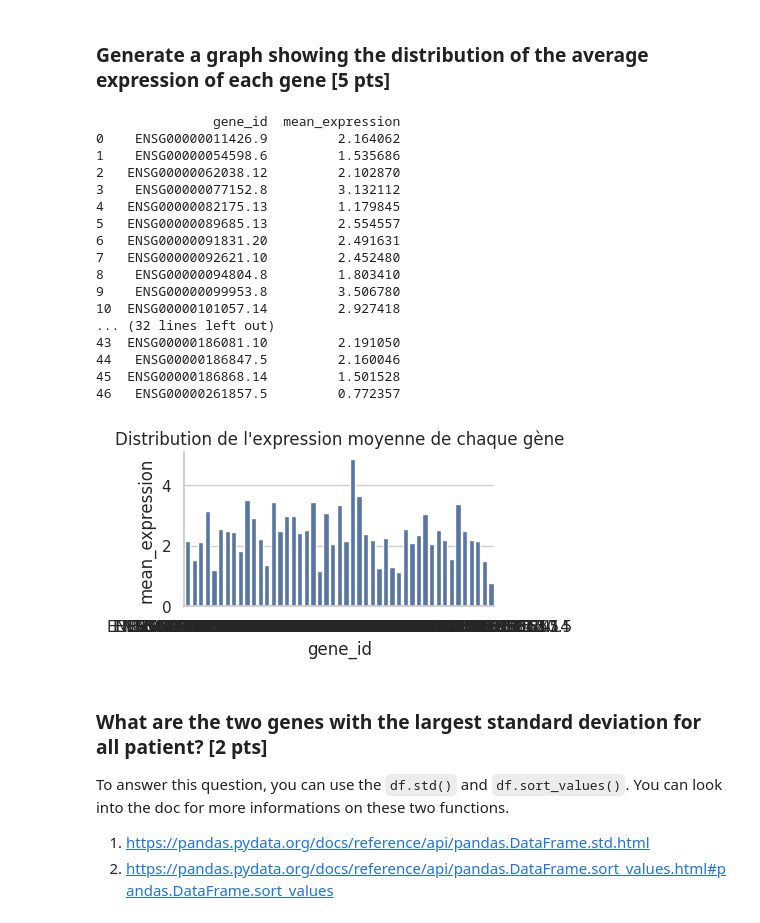
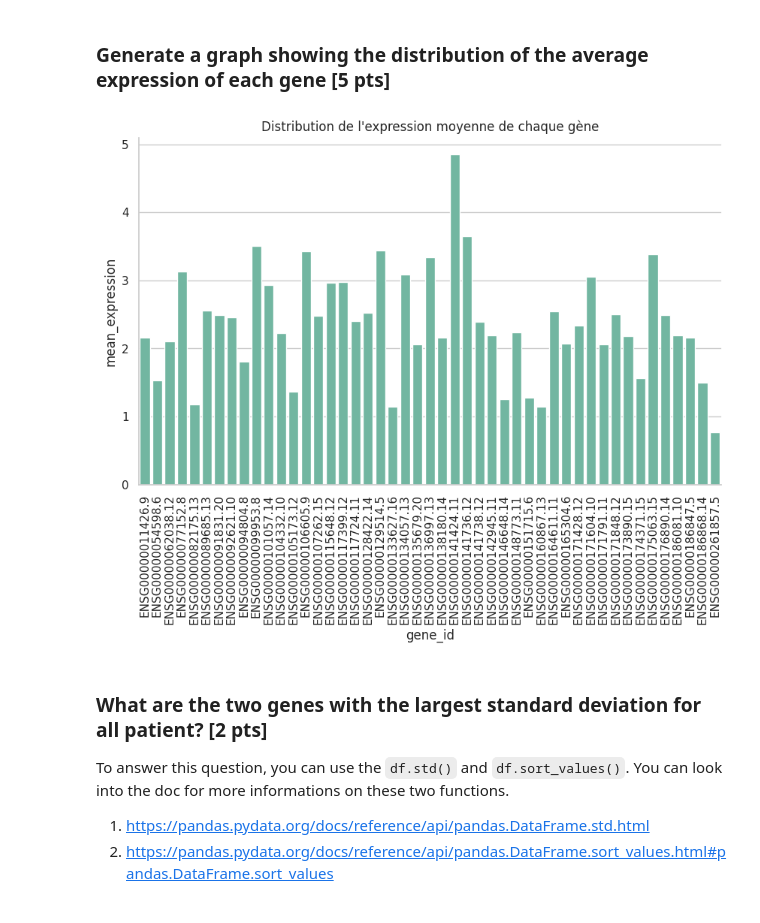
Before and after one commit to justinefrancois/S24_data_analysis, a Jupyter notebook: notebooks/CM5exercices_good_practices.ipynb, the cells around one changed output. Saved outputs shown, nothing was run; the diff lists cells and outputs as text; code cells hidden in the pictures.

```diff
--- a/notebooks/CM5exercices_good_practices.ipynb
+++ b/notebooks/CM5exercices_good_practices.ipynb
@@ -129,40 +129,24 @@ il y a 191 patient associés à Basal, 82 à Her2, 179 à LumA, 165 à LumB et 2
 # %% [markdown]
 ### Generate a graph showing the distribution of the average expression of each gene [5 pts]
 # %%
+import matplotlib.pyplot as plt
 
 patient_expression.columns = genes_id[0]
 patient_expression.loc[:, "patient_subtype"] = patient_subtype.iloc[:, 0]
 
 mean_expression = patient_expression.loc[:, genes_id[0]].mean()
 mean_expression_df = pd.DataFrame()
 mean_expression_df["gene_id"] = mean_expression.index
 mean_expression_df["mean_expression"] = mean_expression.values
-print(mean_expression_df)
 
-sns.set(rc={'figure.figsize': (4, 2)})
-sns.set_theme(context="notebook", style="whitegrid")
+sns.set(rc={'figure.figsize': (10, 6)})
+sns.set_theme(context="notebook", style="whitegrid", palette="Set2")
 p = sns.barplot(data=mean_expression_df, x="gene_id", y="mean_expression")
 p.set_title("Distribution de l'expression moyenne de chaque gène")
+plt.xticks(rotation=90)
 sns.despine()
 # %% [output]
-               gene_id  mean_expression
-0    ENSG00000011426.9         2.164062
-1    ENSG00000054598.6         1.535686
-2   ENSG00000062038.12         2.102870
-3    ENSG00000077152.8         3.132112
-4   ENSG00000082175.13         1.179845
-5   ENSG00000089685.13         2.554557
-6   ENSG00000091831.20         2.491631
-7   ENSG00000092621.10         2.452480
-8    ENSG00000094804.8         1.803410
-9    ENSG00000099953.8         3.506780
-10  ENSG00000101057.14         2.927418
-... (32 lines left out)
-43  ENSG00000186081.10         2.191050
-44   ENSG00000186847.5         2.160046
-45  ENSG00000186868.14         1.501528
-46   ENSG00000261857.5         0.772357
-[figure, old version]
+[figure, new version]
 # %% [markdown]
 ### What are the two genes with the largest standard deviation for all patient? [2 pts]
 To answer this question, you can use the `df.std()` and `df.sort_values()`. You can look into the doc for more informations on these two functions.
```
Also changed, not shown: parts of 11 cells of this notebook, 9 other files.
